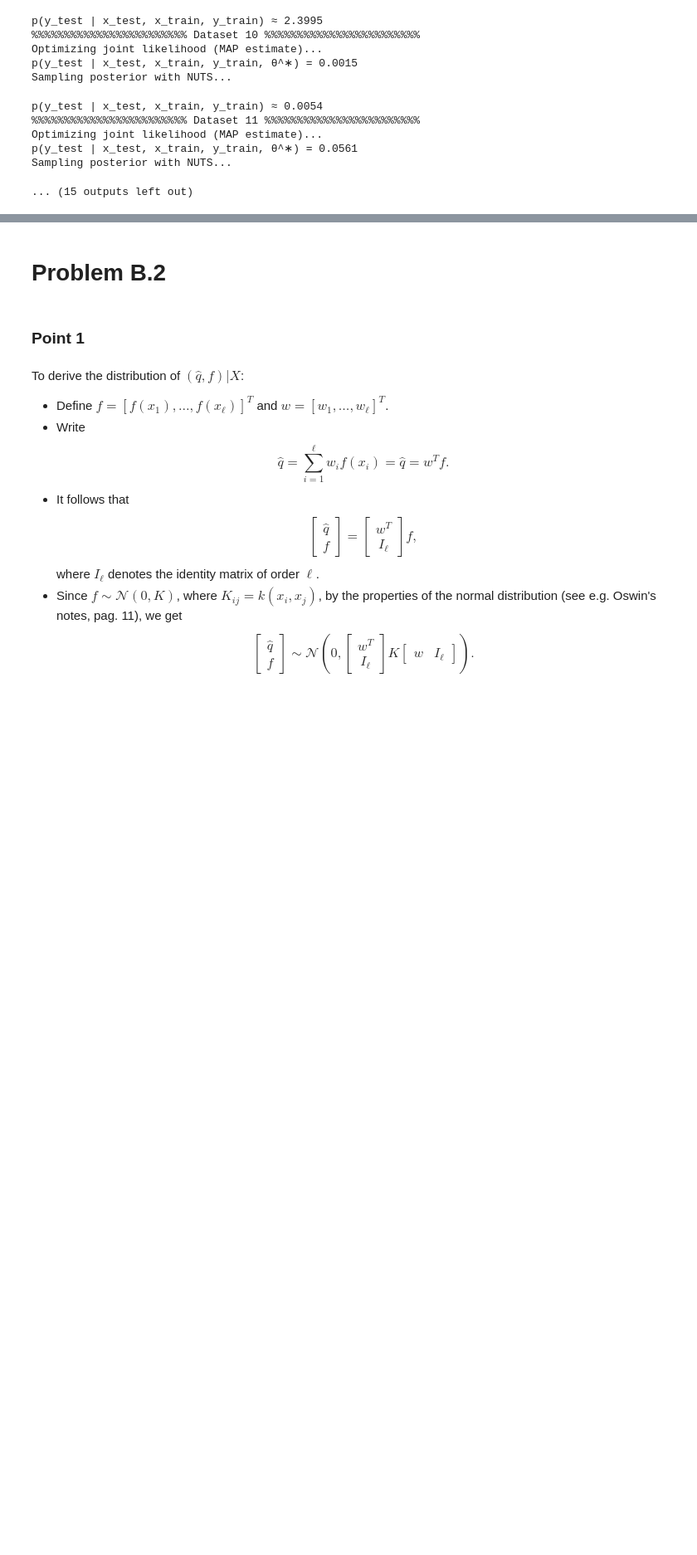
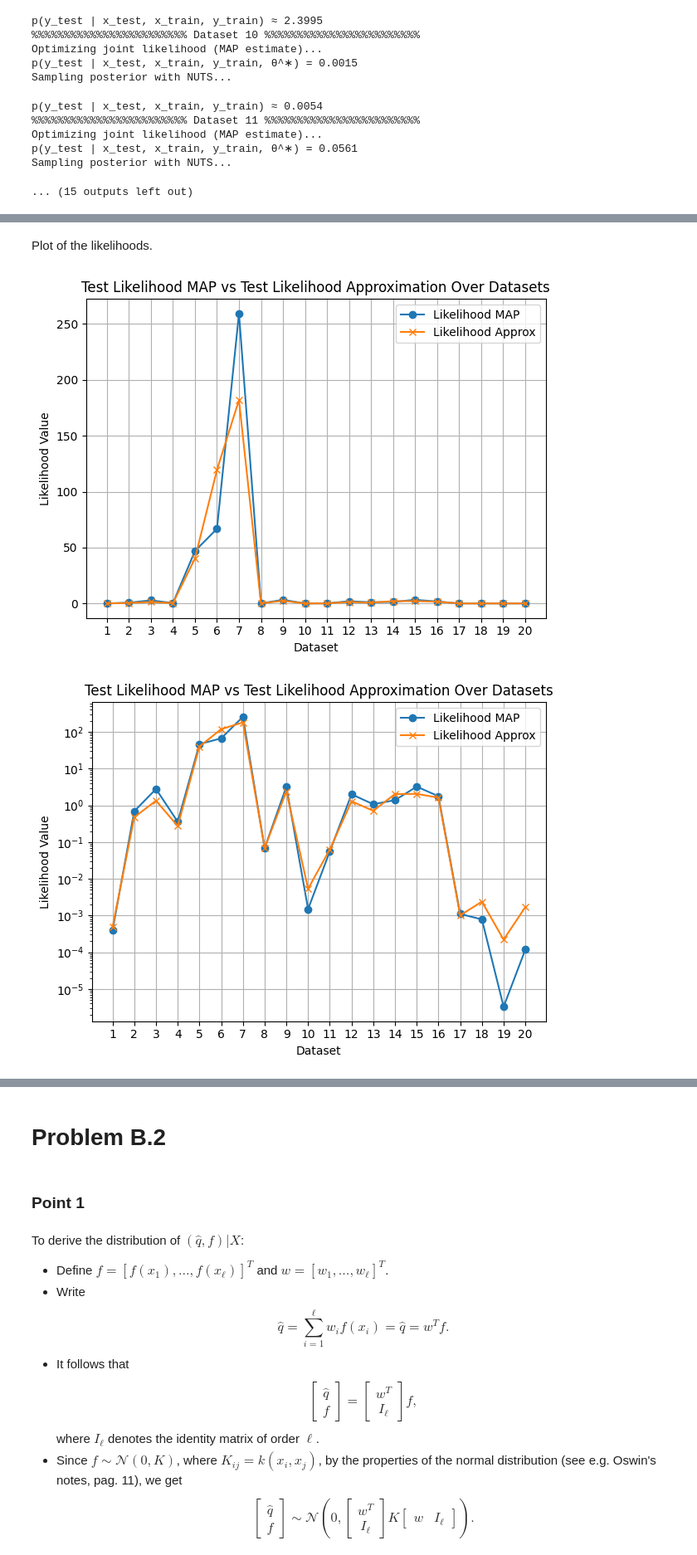
Before and after one commit to GioLombardi/PML-Final-Project, a Jupyter notebook: notebooks/Problem_B.ipynb, the cells around one changed output, grey strips where cells are left out. Shown at 83% size. Cells and saved outputs as stored; diff of their text form; code cells hidden in the pictures; blank space fills up the shorter version.

```diff
--- a/notebooks/Problem_B.ipynb
+++ b/notebooks/Problem_B.ipynb
@@ -744,17 +746,11 @@ import pickle
 # Download the pickle file from the raw URL
 raw_url = 'https://raw.githubusercontent.com/GioLombardi/PML-Final-Project/main/data/likelihoods_map.pkl'
 !wget -O likelihoods_map.pkl {raw_url}
-
-# Load the pickle file using torch.load with map_location
 with open('likelihoods_map.pkl', 'rb') as file:
     likelihoods_map = pickle.load(file)
 
-# Now you can use likelihoods_map as needed
-print("Loaded likelihoods_map:", likelihoods_map)
-
-likelihoods_map = [el.cpu().detach().numpy() for el in likelihoods_map]
-
-with open('likelihoods_map.pkl', 'wb') as f:
-    pickle.dump(likelihoods_map, f)
-files.download('likelihoods_map.pkl')
+raw_url = 'https://raw.githubusercontent.com/GioLombardi/PML-Final-Project/main/data/likelihoods_approx.pkl'
+!wget -O likelihoods_approx.pkl {raw_url}
+with open('likelihoods_approx.pkl', 'rb') as file:
+    likelihoods_approx = pickle.load(file)
 # %% [output]
@@ -774,0 +774,44 @@ Loaded likelihoods_map: [tensor(0.0004, device='cuda:0', requires_grad=True), te
+# %% [markdown]
+Plot of the likelihoods.
+# %%
+# Generate indices for the x-axis
+indices = list(range(1, len(likelihoods_map)+1))
+
+# Create the plot
+plt.figure()
+plt.plot(indices, likelihoods_map, label='Likelihood MAP', marker='o')
+plt.plot(indices, likelihoods_approx, label='Likelihood Approx', marker='x')
+
+# Add labels and title
+plt.xlabel('Dataset')
+plt.ylabel('Likelihood Value')
+plt.xticks(indices)
+plt.title('Test Likelihood MAP vs Test Likelihood Approximation Over Datasets')
+plt.legend()
+plt.grid(True)
+
+# Display the plot
+plt.tight_layout()
+plt.show()
+
+print(' ')
+
+# Create the plot
+plt.figure()
+plt.semilogy(indices, likelihoods_map, label='Likelihood MAP', marker='o')
+plt.semilogy(indices, likelihoods_approx, label='Likelihood Approx', marker='x')
+
+# Add labels and title
+plt.xlabel('Dataset')
+plt.ylabel('Likelihood Value')
+plt.xticks(indices)
+plt.title('Test Likelihood MAP vs Test Likelihood Approximation Over Datasets')
+plt.legend()
+plt.grid(True)
+
+# Display the plot
+plt.tight_layout()
+plt.show()
+# %% [output]
+[figure, added]
+[figure, added]
```
Also changed, not shown: parts of 4 cells of this notebook.
